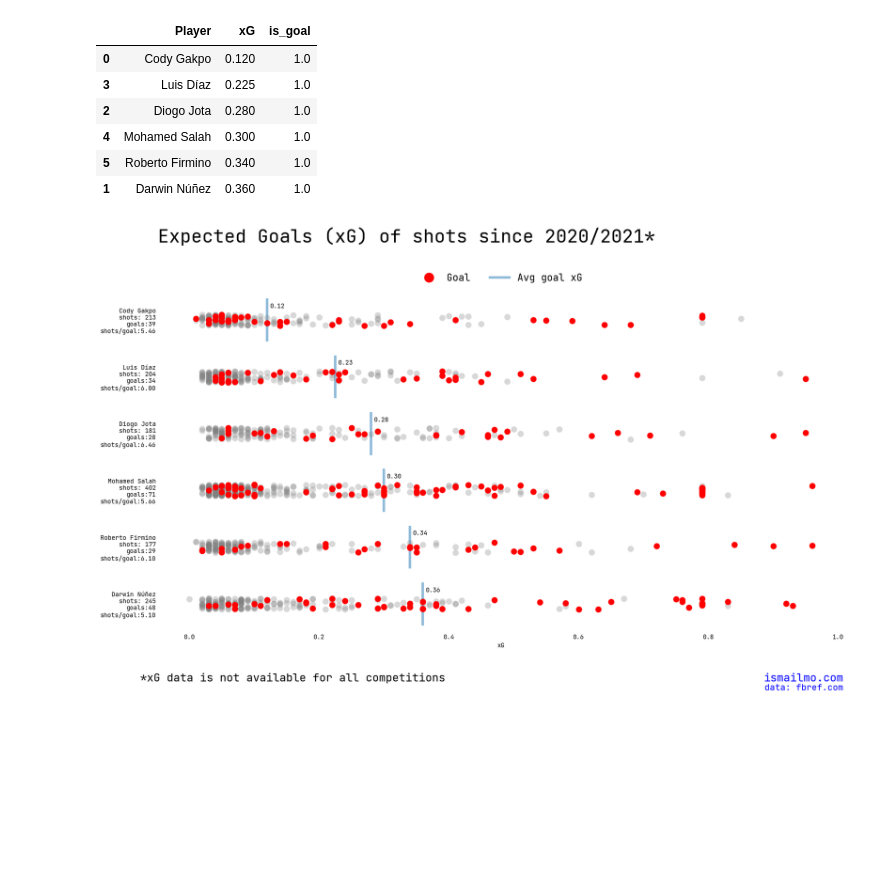
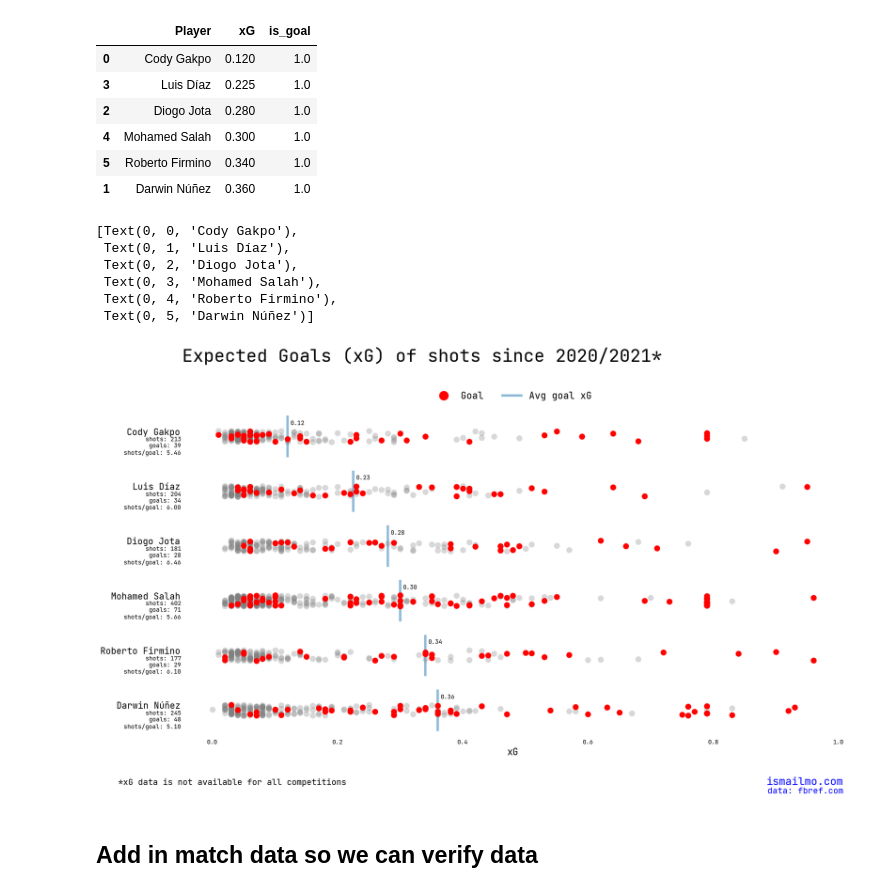
Before and after one commit to ismailmo1/football-data-viz, a Jupyter notebook: nunez-xg-goals/experimentation.ipynb, the cells around one changed output. Saved outputs shown, nothing was run; the diff lists cells and outputs as text; code cells hidden in the pictures; blank space fills up the shorter version.

```diff
--- a/nunez-xg-goals/xg-vs-goals.ipynb
+++ b/nunez-xg-goals/experimentation.ipynb
@@ -697,7 +697,6 @@ ax.spines['right'].set_visible(False)
 ax.spines['bottom'].set_visible(False)
 ax.spines['left'].set_visible(False)
 
-_ = ax.set_ylabel("")
 # 'best', 'upper right', 'upper left', 'lower left', 'lower right', 'right', 'center left', 'center right', 'lower center', 'upper center', 'center'
 ax.legend(handles = [
                 Line2D([0], [0], marker='o', color='r', label='Goal', linewidth=0,
@@ -705,37 +704,50 @@ ax.legend(handles = [
                 Line2D([0], [0], color='#1f77b4', label='Avg goal xG', linewidth=4,alpha =0.5,
                         markersize=15)
                     ],
                     frameon=False,
                     fontsize=16,
                     loc='upper center',
                     ncol=2,
                     bbox_to_anchor=(0.5,1.08)
             )
 data_disclaimer = "*xG data is not available for all competitions"
-_ = plt.gcf().text(0.45, 0.0, data_disclaimer, fontsize=18, fontdict={'color':  'black'}, ha="right")
+_ = plt.gcf().text(0.05, 0.0, data_disclaimer, fontsize=14, fontdict={'color':  'black'}, ha="left")
 _ = plt.gcf().text(0.9, 0.00, "ismailmo.com", fontsize=18, fontdict={'color':  'blue'}, ha="right")
 _ = plt.gcf().text(0.9, -0.02, "data: fbref.com", fontsize=14.25, fontdict={'color':  'blue'}, ha="right")
 
 # add avg goal xG line
 tick_label_order = [label._text for label in ax.get_yticklabels()]
 annotation_pos = [(idx,median_goal_xg[median_goal_xg['Player']==tick]['xG'].squeeze()) for idx, tick in enumerate(tick_label_order)]
 
 num_y_labels = len(annotation_pos)
 for y,x in annotation_pos:
     y_loc = 1- (y/num_y_labels)
     y_width = 1/num_y_labels
     line_height = 1/(num_y_labels+1)
 
     ax.axvline(x,ymin = y_loc-line_height, ymax = y_loc - y_width + line_height, color='#1f77b4', linewidth = 4, alpha=0.5)
     offset = 10
     ax.annotate(f"{x:.2f}", (x,y), xytext=(offset/2, 2*offset), textcoords='offset points')
 
 
+ax.tick_params(axis='y', which='major', labelsize=15)
+ax.xaxis.label.set_fontsize(16)
 
-# use annotate here instead so we can change font size
-_ = ax.set_yticklabels([label + f"\nshots: {len(player_shots[player_shots['Player']==label])}"
-                        f"\ngoals:{len(player_goals[player_goals['Player']==label])}"
-                        f"\nshots/goal:{len(player_shots[player_shots['Player']==label])/len(player_goals[player_goals['Player']==label]):.2f}"
-                        for label in tick_label_order])
+for idx, label in enumerate(tick_label_order):
+        num_shots = len(player_shots[player_shots['Player']==label])
+        num_goals = len(player_goals[player_goals['Player']==label])
+        shots_per_goal = num_shots/num_goals
+        ax.annotate(f"shots: {num_shots}\ngoals: {num_goals}\nshots/goal: {shots_per_goal:.2f}",
+                xy=(-0.05,idx + 0.33), xycoords='data', annotation_clip=False, horizontalalignment='right')
+
+ax.set_yticklabels(ax.get_yticklabels(), va='bottom')
 # %% [output]
+[Text(0, 0, 'Cody Gakpo'),
+ Text(0, 1, 'Luis Díaz'),
+ Text(0, 2, 'Diogo Jota'),
+ Text(0, 3, 'Mohamed Salah'),
+ Text(0, 4, 'Roberto Firmino'),
+ Text(0, 5, 'Darwin Núñez')]
-[figure, old version]
+[figure, new version]
+# %% [markdown]
+## Add in match data so we can verify data
```
Also changed, not shown: parts of 5 cells of this notebook, 1 other file.
